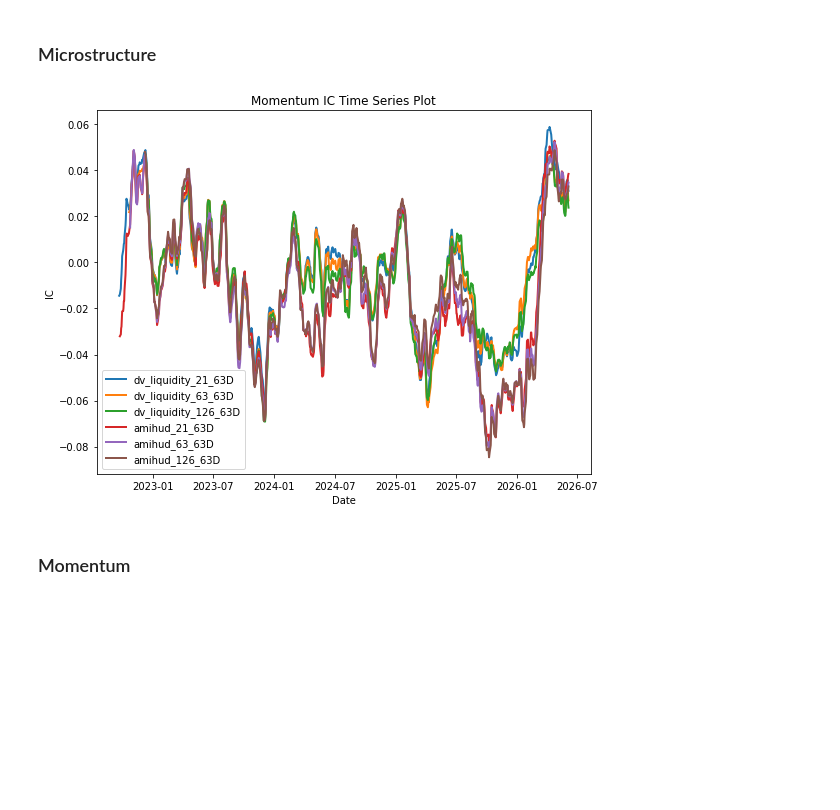
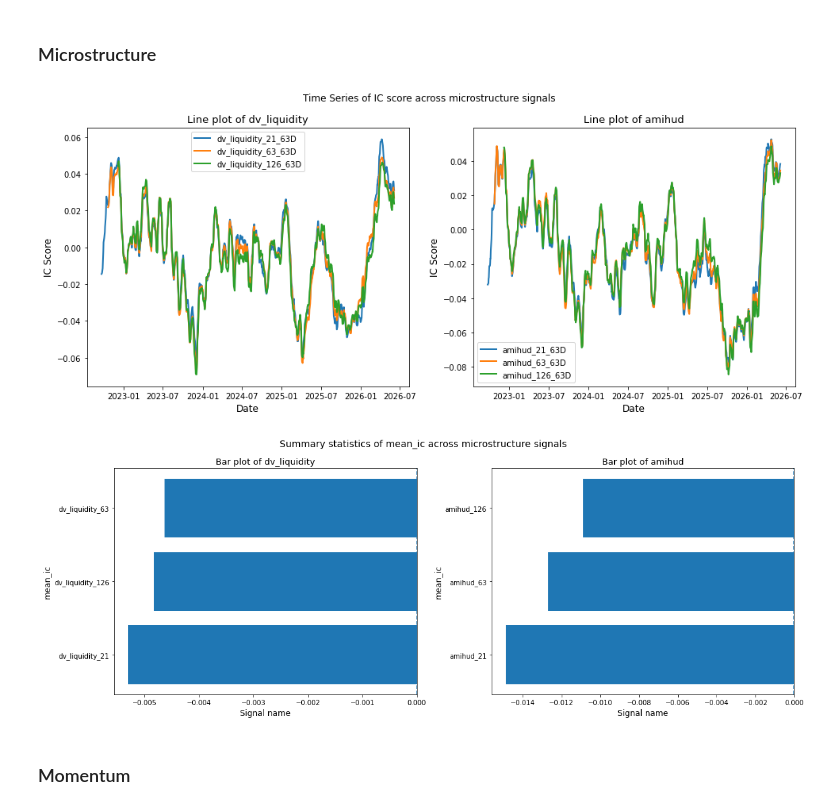
Before and after one commit to hungryfire267/systematic-equities-research, a Jupyter notebook: notebooks/research.ipynb, the cells around one changed output. Saved outputs shown, nothing was run; the diff lists cells and outputs as text; code cells hidden in the pictures; blank space fills up the shorter version.

```diff
--- a/notebooks/research.ipynb
+++ b/notebooks/research.ipynb
@@ -76,10 +76,14 @@ KeyError: 'mean_volatility'
 ### Microstructure
 # %%
 microstructure_ic_dict, microstructure_results_df = ic_dict["microstructure"], ic_results_dict["microstructure"]
+# %%
+plot_ic_timeseries(microstructure_ic_dict, "microstructure")
+# %% [output]
+[figure, added]
 # %%
-plot_ic_timeseries(microstructure_ic_dict, title='Momentum IC Time Series Plot')
+plot_ic_summary_bar(microstructure_ic_dict, microstructure_results_df, "microstructure", metric="mean_ic")
 # %% [output]
-[figure, old version]
+[figure, new version]
 # %% [markdown]
 ### Momentum
 # %%
```
Also changed, not shown: parts of 11 cells of this notebook, 3 other files.
